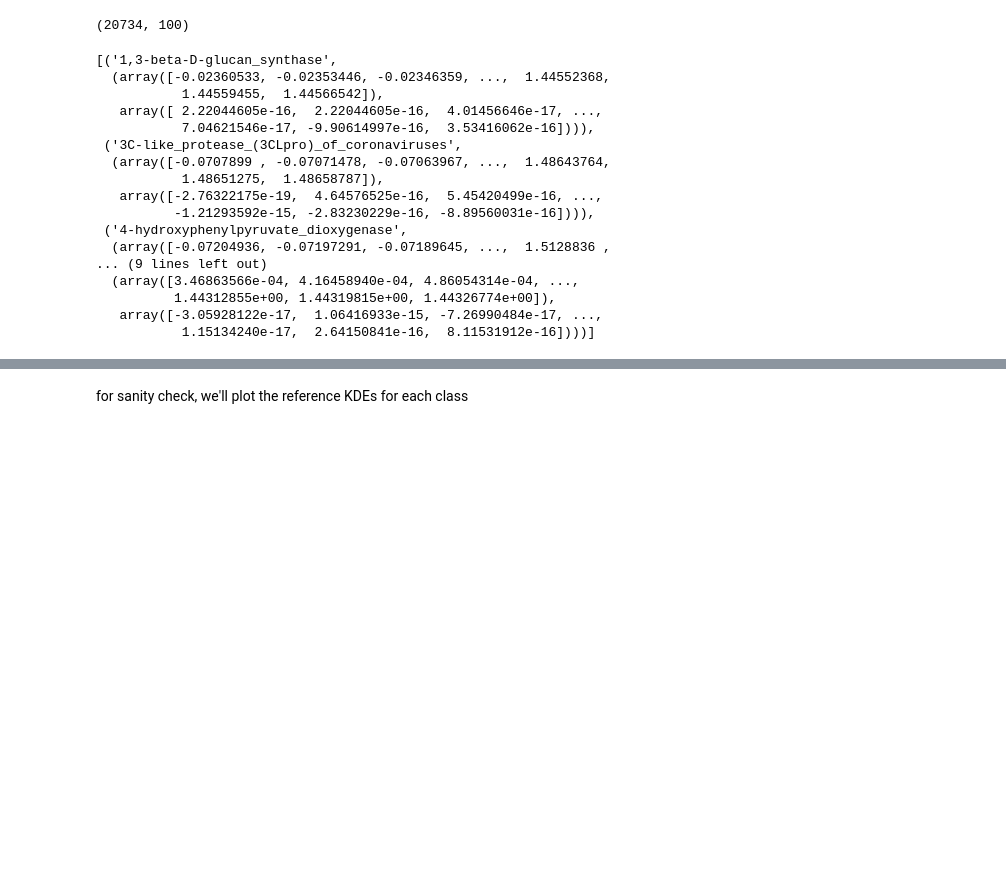
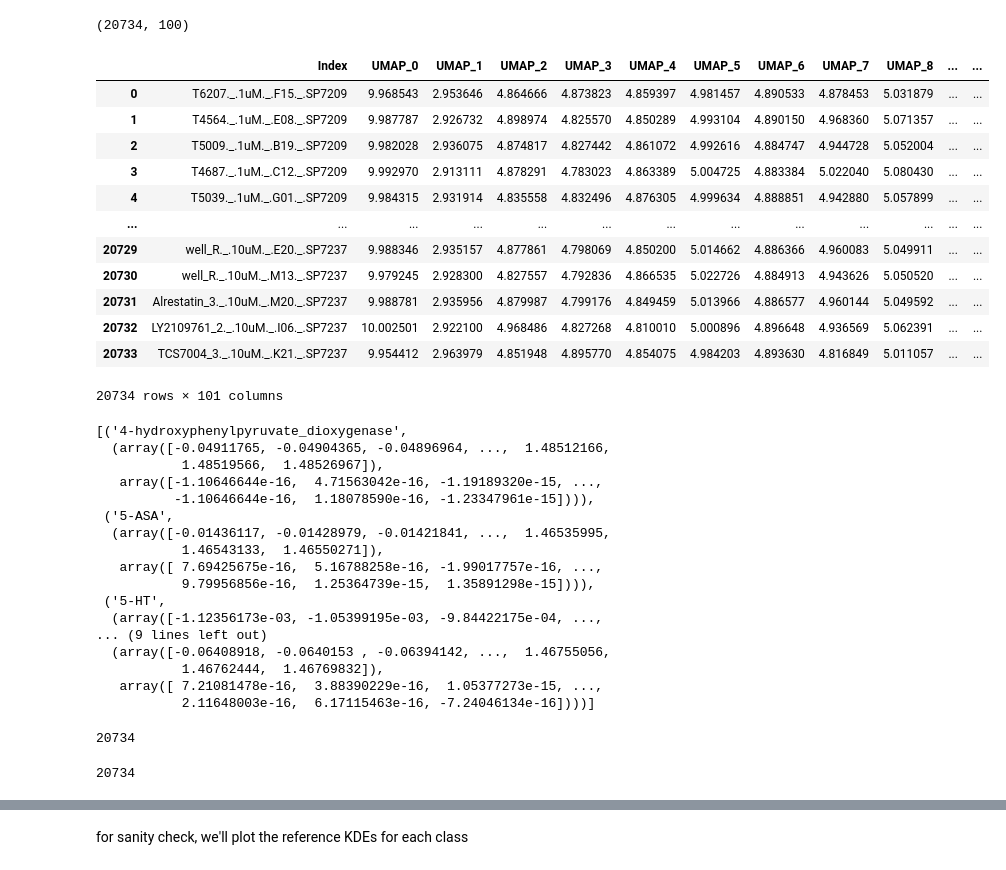
Before and after one commit to alohith/MOAST, a Jupyter notebook: Validation.ipynb, the cells around one changed output, grey strips where cells are left out. Cells and saved outputs as stored; diff of their text form; code cells hidden in the pictures; blank space fills up the shorter version.

```diff
--- a/Validation.ipynb
+++ b/Validation.ipynb
@@ -45,6 +45,22 @@ Index(['IDname', 'TM_ID', 'Concentration', 'Well', 'Plate', 'IDname_short',
        'TM_Pathways', 'GPT4-FunctionalClass', 'GPT4-KEGG', 'GPT4-Target'],
       dtype='object')
 (20734, 100)
+# %%
+noPMA_refDF.reset_index()
+# %% [output]
+|  | Index | UMAP_0 | UMAP_1 | UMAP_2 | UMAP_3 | UMAP_4 | UMAP_5 | UMAP_6 | UMAP_7 | UMAP_8 | ... | ... |
+| 0 | T6207._.1uM._.F15._.SP7209 | 9.968543 | 2.953646 | 4.864666 | 4.873823 | 4.859397 | 4.981457 | 4.890533 | 4.878453 | 5.031879 | ... | ... |
+| 1 | T4564._.1uM._.E08._.SP7209 | 9.987787 | 2.926732 | 4.898974 | 4.825570 | 4.850289 | 4.993104 | 4.890150 | 4.968360 | 5.071357 | ... | ... |
+| 2 | T5009._.1uM._.B19._.SP7209 | 9.982028 | 2.936075 | 4.874817 | 4.827442 | 4.861072 | 4.992616 | 4.884747 | 4.944728 | 5.052004 | ... | ... |
+| 3 | T4687._.1uM._.C12._.SP7209 | 9.992970 | 2.913111 | 4.878291 | 4.783023 | 4.863389 | 5.004725 | 4.883384 | 5.022040 | 5.080430 | ... | ... |
+| 4 | T5039._.1uM._.G01._.SP7209 | 9.984315 | 2.931914 | 4.835558 | 4.832496 | 4.876305 | 4.999634 | 4.888851 | 4.942880 | 5.057899 | ... | ... |
+| ... | ... | ... | ... | ... | ... | ... | ... | ... | ... | ... | ... | ... |
+| 20729 | well_R._.10uM._.E20._.SP7237 | 9.988346 | 2.935157 | 4.877861 | 4.798069 | 4.850200 | 5.014662 | 4.886366 | 4.960083 | 5.049911 | ... | ... |
+| 20730 | well_R._.10uM._.M13._.SP7237 | 9.979245 | 2.928300 | 4.827557 | 4.792836 | 4.866535 | 5.022726 | 4.884913 | 4.943626 | 5.050520 | ... | ... |
+| 20731 | Alrestatin_3._.10uM._.M20._.SP7237 | 9.988781 | 2.935956 | 4.879987 | 4.799176 | 4.849459 | 5.013966 | 4.886577 | 4.960144 | 5.049592 | ... | ... |
+| 20732 | LY2109761_2._.10uM._.I06._.SP7237 | 10.002501 | 2.922100 | 4.968486 | 4.827268 | 4.810010 | 5.000896 | 4.896648 | 4.936569 | 5.062391 | ... | ... |
+| 20733 | TCS7004_3._.10uM._.K21._.SP7237 | 9.954412 | 2.963979 | 4.851948 | 4.895770 | 4.854075 | 4.984203 | 4.893630 | 4.816849 | 5.011057 | ... | ... |
+20734 rows × 101 columns
 # %%
 # build the class KDEdict
 b = Build(dataset=noPMA_refDF,
@@ -56,23 +72,26 @@ b = Build(dataset=noPMA_refDF,
 refDict = b.build()
 # %%
 display(list(refDict.items())[:5])
+display(len(refDict['5-HT'][0]),len(refDict['5-HT'][1]))
 # %% [output]
-[('1,3-beta-D-glucan_synthase',
-  (array([-0.02360533, -0.02353446, -0.02346359, ...,  1.44552368,
-           1.44559455,  1.44566542]),
-   array([ 2.22044605e-16,  2.22044605e-16,  4.01456646e-17, ...,
-           7.04621546e-17, -9.90614997e-16,  3.53416062e-16]))),
- ('3C-like_protease_(3CLpro)_of_coronaviruses',
-  (array([-0.0707899 , -0.07071478, -0.07063967, ...,  1.48643764,
-           1.48651275,  1.48658787]),
-   array([-2.76322175e-19,  4.64576525e-16,  5.45420499e-16, ...,
-          -1.21293592e-15, -2.83230229e-16, -8.89560031e-16]))),
- ('4-hydroxyphenylpyruvate_dioxygenase',
-  (array([-0.07204936, -0.07197291, -0.07189645, ...,  1.5128836 ,
+[('4-hydroxyphenylpyruvate_dioxygenase',
+  (array([-0.04911765, -0.04904365, -0.04896964, ...,  1.48512166,
+           1.48519566,  1.48526967]),
+   array([-1.10646644e-16,  4.71563042e-16, -1.19189320e-15, ...,
+          -1.10646644e-16,  1.18078590e-16, -1.23347961e-15]))),
+ ('5-ASA',
+  (array([-0.01436117, -0.01428979, -0.01421841, ...,  1.46535995,
+           1.46543133,  1.46550271]),
+   array([ 7.69425675e-16,  5.16788258e-16, -1.99017757e-16, ...,
+           9.79956856e-16,  1.25364739e-15,  1.35891298e-15]))),
+ ('5-HT',
+  (array([-1.12356173e-03, -1.05399195e-03, -9.84422175e-04, ...,
 ... (9 lines left out)
-  (array([3.46863566e-04, 4.16458940e-04, 4.86054314e-04, ...,
-          1.44312855e+00, 1.44319815e+00, 1.44326774e+00]),
-   array([-3.05928122e-17,  1.06416933e-15, -7.26990484e-17, ...,
-           1.15134240e-17,  2.64150841e-16,  8.11531912e-16])))]
+  (array([-0.06408918, -0.0640153 , -0.06394142, ...,  1.46755056,
+           1.46762444,  1.46769832]),
+   array([ 7.21081478e-16,  3.88390229e-16,  1.05377273e-15, ...,
+           2.11648003e-16,  6.17115463e-16, -7.24046134e-16])))]
+20734
+20734
 # %%
 b.to_pickle(os.path.join(target_MOAST_output_dir,"noPMA_refDist.csv.pkl.gz"))
```
Also changed, not shown: parts of 5 cells of this notebook, 1 other file.
